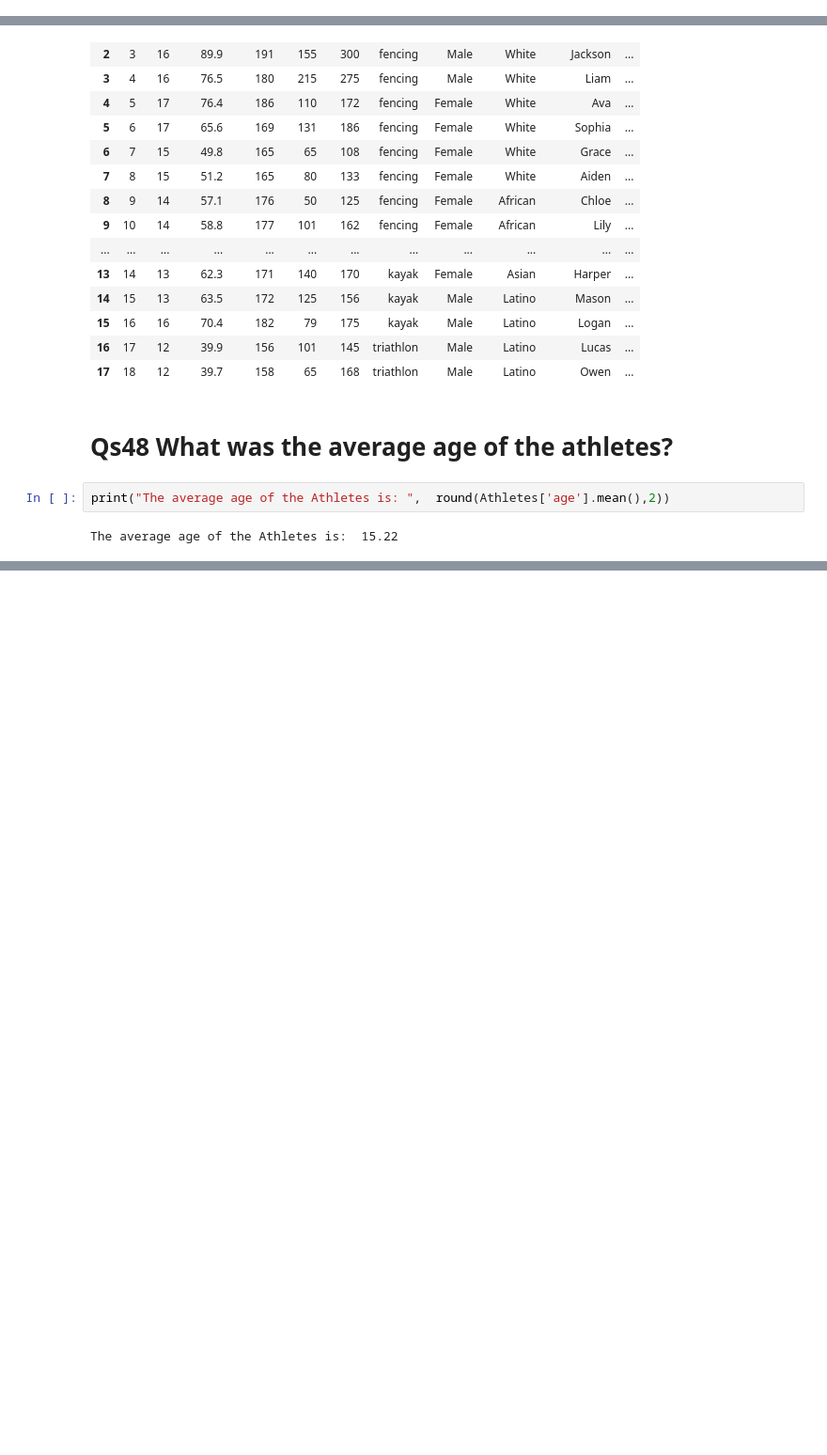
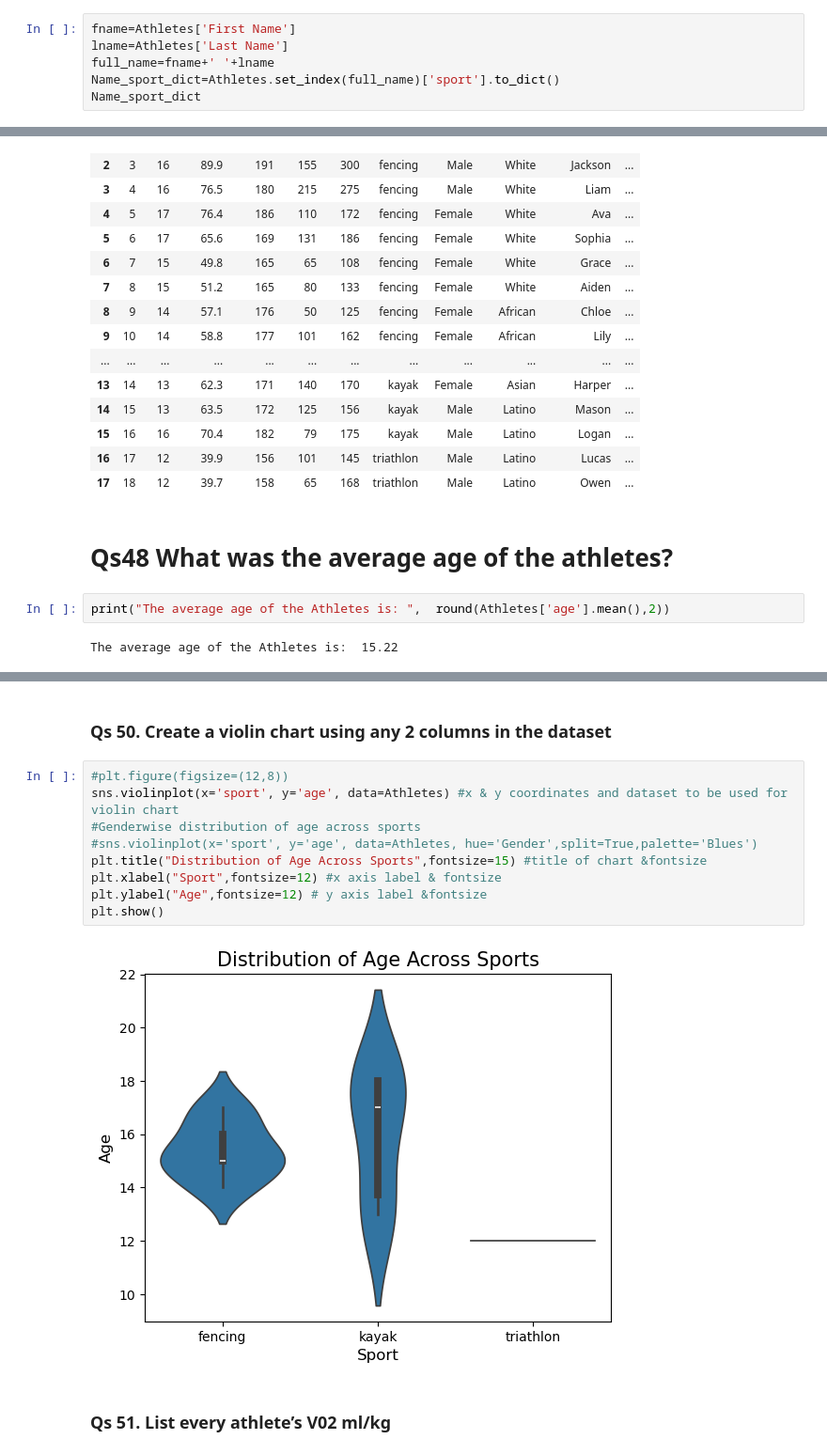
Before and after one commit to Soumi88-dev/Team4_Python_Warriors, a Jupyter notebook: Team4_Python_Warriers_Main80_Questions.ipynb, the cells around one changed output, grey strips where cells are left out. Shown: that part at 94% size. Saved outputs shown, nothing was run; the diff lists cells and outputs as text; blank space fills up the shorter version.

```diff
--- a/Team4_Python_Warriers_Main80_Questions.ipynb
+++ b/Team4_Python_Warriers_Main80_Questions.ipynb
@@ -284,0 +469,6 @@ print(BMI_list)
+# %%
+fname=Athletes['First Name']
+lname=Athletes['Last Name']
+full_name=fname+' '+lname
+Name_sport_dict=Athletes.set_index(full_name)['sport'].to_dict()
+Name_sport_dict
@@ -550,0 +929,15 @@ The average age of the Athletes is:  15.22
+# %% [markdown]
+### Qs 50. Create a violin chart using any 2 columns in the dataset
+# %%
+#plt.figure(figsize=(12,8))
+sns.violinplot(x='sport', y='age', data=Athletes) #x & y coordinates and dataset to be used for violin chart
+#Genderwise distribution of age across sports
+#sns.violinplot(x='sport', y='age', data=Athletes, hue='Gender',split=True,palette='Blues')
+plt.title("Distribution of Age Across Sports",fontsize=15) #title of chart &fontsize
+plt.xlabel("Sport",fontsize=12) #x axis label & fontsize
+plt.ylabel("Age",fontsize=12) # y axis label &fontsize
+plt.show()
+# %% [output]
+[figure, added]
+# %% [markdown]
+### Qs 51. List every athlete’s V02 ml/kg
```
Also changed, not shown: parts of 68 cells of this notebook.
